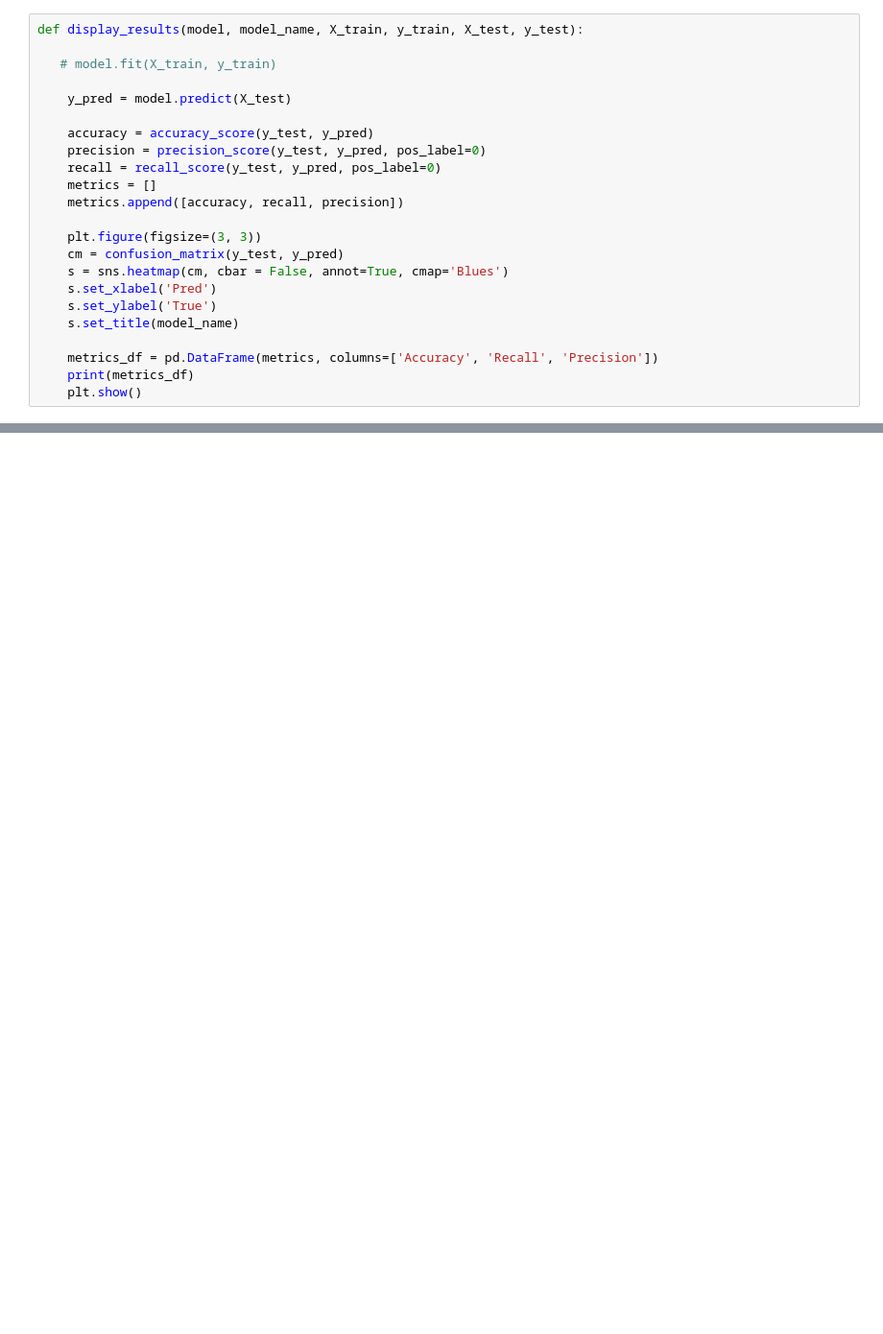
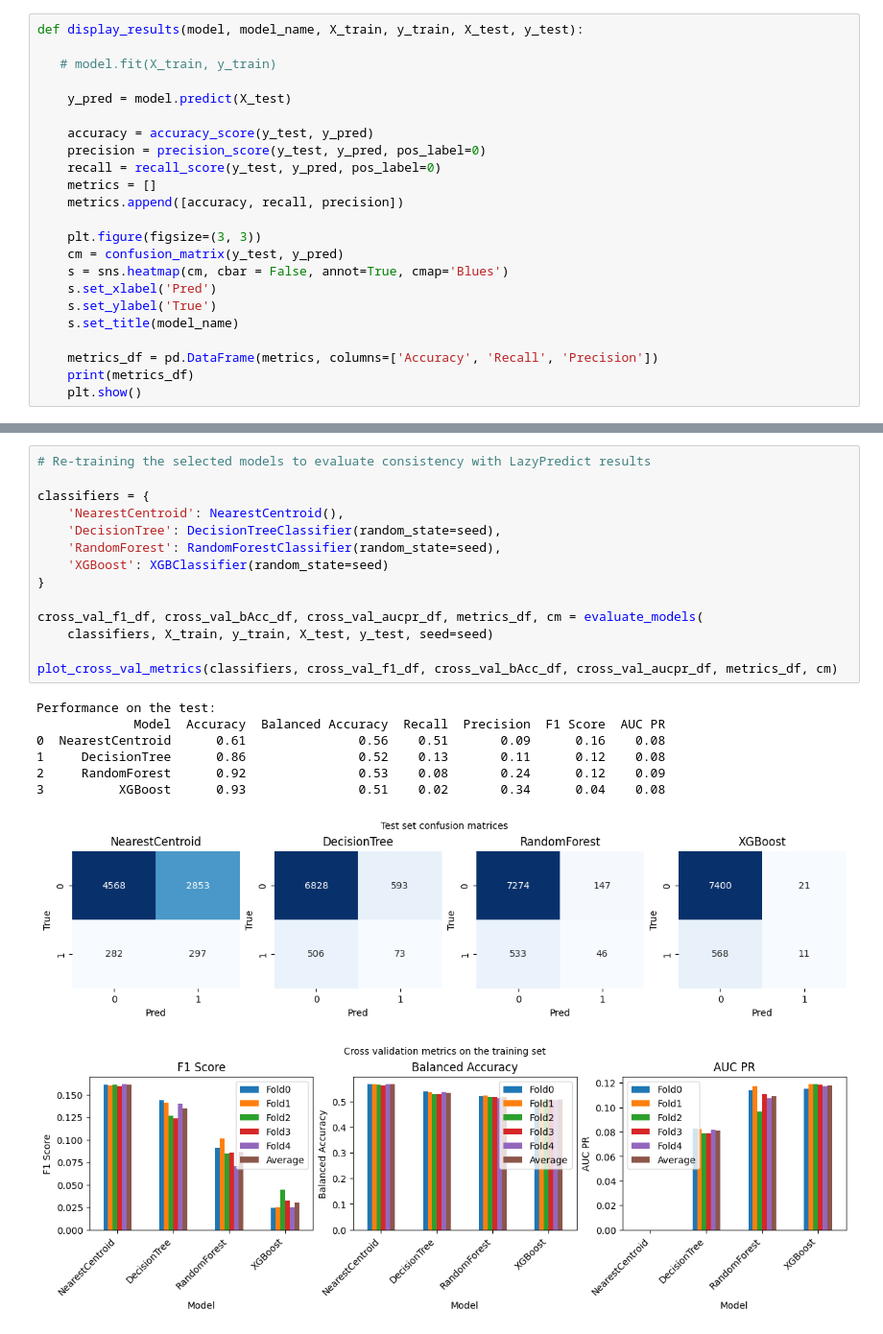
Before and after one commit to buddhiW/jw6h5r0ggDdU6IXW, a Jupyter notebook: main.ipynb, the cells around one changed output, grey strips where cells are left out. Shown at 96% size. Drawn from its saved outputs; the diff is of its cells as text; blank space fills up the shorter version.

```diff
--- a/main.ipynb
+++ b/main.ipynb
@@ -247,0 +328,23 @@ plt.show()
+# %%
+# Re-training the selected models to evaluate consistency with LazyPredict results
+
+classifiers = {
+    'NearestCentroid': NearestCentroid(),
+    'DecisionTree': DecisionTreeClassifier(random_state=seed),
+    'RandomForest': RandomForestClassifier(random_state=seed),
+    'XGBoost': XGBClassifier(random_state=seed)
+}
+
+cross_val_f1_df, cross_val_bAcc_df, cross_val_aucpr_df, metrics_df, cm = evaluate_models(
+    classifiers, X_train, y_train, X_test, y_test, seed=seed)
+
+plot_cross_val_metrics(classifiers, cross_val_f1_df, cross_val_bAcc_df, cross_val_aucpr_df, metrics_df, cm)
+# %% [output]
+Performance on the test:
+             Model  Accuracy  Balanced Accuracy  Recall  Precision  F1 Score  AUC PR
+0  NearestCentroid      0.61               0.56    0.51       0.09      0.16    0.08
+1     DecisionTree      0.86               0.52    0.13       0.11      0.12    0.08
+2     RandomForest      0.92               0.53    0.08       0.24      0.12    0.09
+3          XGBoost      0.93               0.51    0.02       0.34      0.04    0.08
+[figure, added]
+[figure, added]
```
Also changed, not shown: parts of 29 cells of this notebook.
